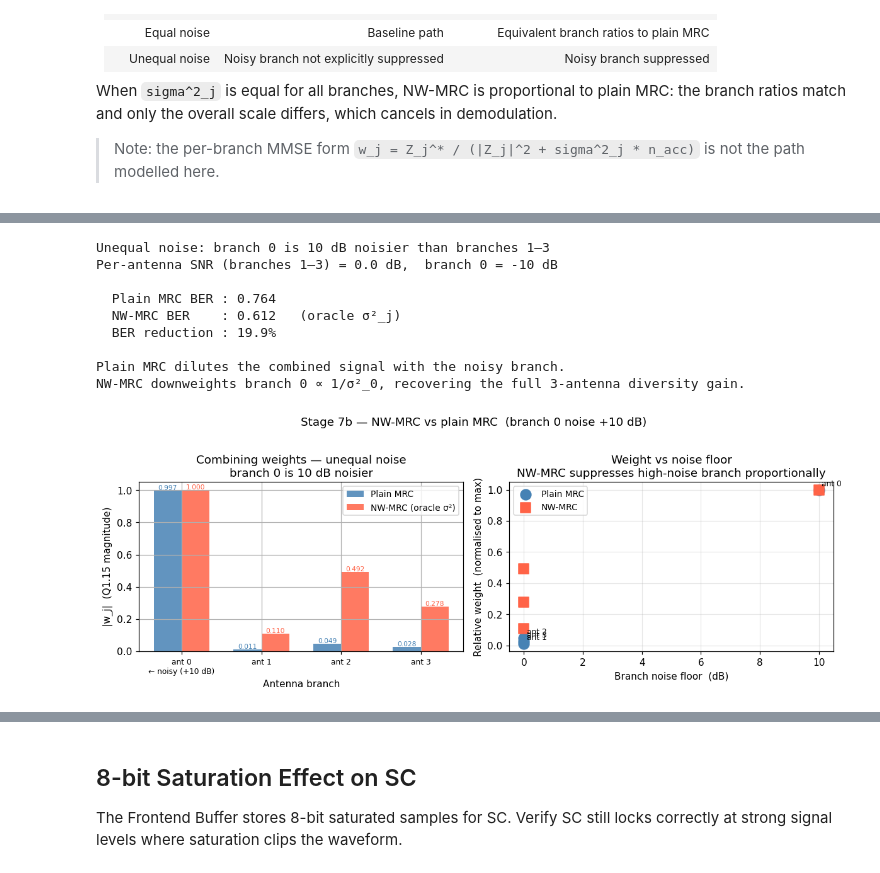
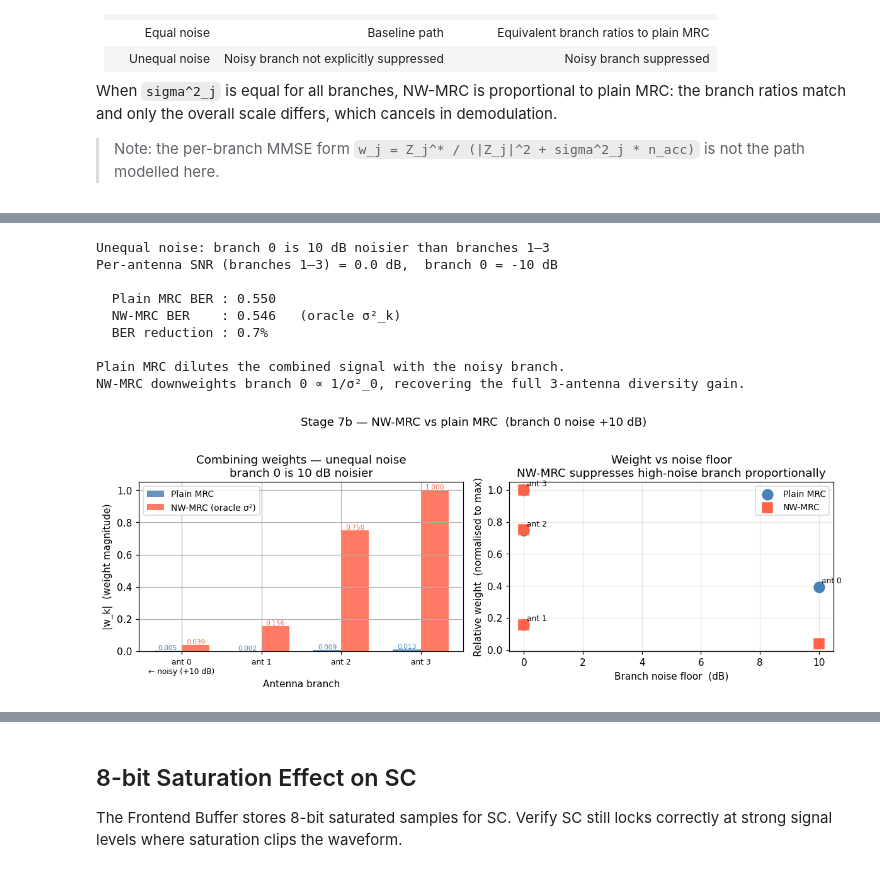
Before and after one commit to Sheffield-Chip-Design-Team/chipathon-2026-trouper, a Jupyter notebook: sim/notebooks/03_nonfft_dsp_chain.ipynb, the cells around one changed output, grey strips where cells are left out. Saved outputs shown, nothing was run; the diff lists cells and outputs as text; code cells hidden in the pictures.

```diff
--- a/sim/notebooks/03_nonfft_dsp_chain.ipynb
+++ b/sim/notebooks/03_nonfft_dsp_chain.ipynb
@@ -644,3 +694,16 @@ Strongest branch by |Z_j|: 0 ✓
+# %%
+w_eigvec = compute_eigvec_weights(Z_mat)
+print(f'Eigvec weights: {np.round(np.abs(w_eigvec), 4)}')
+print(f'  phase: {np.round(np.angle(w_eigvec, deg=True), 1)} deg')
+
+# Compare cosine similarity: eigvec vs hw_mrc vs ideal
+w_hw, _ = WeightGenerator(mode='mrc').process(W_k, sf=SF)
+w_ideal_cos = np.conj(h_true) / np.max(np.abs(h_true))
+for name, w in [('hw_mrc', w_hw), ('eigvec', w_eigvec)]:
+    num = abs(np.dot(w, np.conj(w_ideal_cos)))
+    den = np.linalg.norm(w) * np.linalg.norm(w_ideal_cos)
+    cs = num / den if den > 0 else 0.0
+    print(f'{name:<10} cosine_sim_vs_ideal = {cs:.4f}')
 # %% [markdown]
 ## Stage 7b — Noise Floor Estimation (Firmware Policy)
 
@@ -731,10 +794,11 @@ When `sigma^2_j` is equal for all branches, NW-MRC is proportional to plain MRC:
 > Note: the per-branch MMSE form `w_j = Z_j^* / (|Z_j|^2 + sigma^2_j * n_acc)` is not the path modelled here.
 # %%
 # NW-MRC vs plain MRC — equal-noise case (baseline sanity check).
-# When σ²_j is equal across branches, NW-MRC weights are proportional to plain MRC.
+# When σ²_k is equal across branches, NW-MRC weights are proportional to plain MRC.
 sigma2_est = nfe.estimate   # from estimator above
 
-w_nw_mrc = compute_nw_mrc_weights(Z_j, sigma2_est, n_acc)
+from sim.models.weight_generation import compute_nw_mrc_weights
+w_nw_mrc = compute_nw_mrc_weights(W_k, sigma2_est, n_acc)
 
 print('Equal-noise case: NW-MRC vs plain MRC weight magnitudes')
 print(f'{"Branch":>8} {"MRC |w|":>10} {"NW-MRC |w|":>12} {"ratio":>8}')
@@ -744,7 +808,7 @@ for j in range(NR):
     wnw = abs(w_nw_mrc[j])
     print(f'{j:>8} {wm:>10.4f} {wnw:>12.4f} {wnw / max(wm, 1e-9):>8.3f}')
 
-print('\n(ratio ≈ 1.0 in equal-noise case — w_j = conj(Z_j)/σ² ∝ conj(Z_j) = plain MRC)')
+print('\n(ratio ≈ 1.0 in equal-noise case — w_k = conj(W_k)/σ² ∝ conj(W_k) = plain MRC)')
 
 # rx_payload defined here for use before Stage 8 cell
 payload_start = GUARD_SAMPLES + N_PREAMBLE * M
@@ -795,7 +848,7 @@ for _ in range(N_TRIALS_UQ):
     frame_uq = np.concatenate([guard_uq, np.tile(upchirp, N_PREAMBLE), modulate(b, M)])
     rx_uq    = np.stack([apply_channel(frame_uq, h[j], N0_unequal[j]) for j in range(NR)])
 
-    dcr_uq   = DCRemoval(nr=NR, alpha_shift=8)
+    dcr_uq    = DCRemoval(nr=NR, alpha_shift=8)
     rx_uq_dcr = dcr_uq.process(rx_uq)
     rx_uq_8b  = np.stack([saturate_8bit(rx_uq_dcr[j]) for j in range(NR)])
 
@@ -805,18 +858,19 @@ for _ in range(N_TRIALS_UQ):
         errors_nw_uq  += 1
         continue
 
-    Z_uq, n_acc_uq, _ = training_accumulate(
-        rx_uq_dcr, det_uq.lock_sample, det_uq.timing_ref, M
+    rx_uq_dcr_i8 = to_int8_global(rx_uq_dcr)
+    W_uq, n_acc_uq = training_accumulate_allpairs(
+        rx_uq_dcr_i8, det_uq.lock_sample, det_uq.timing_ref, M
     )
     p_start_uq = GUARD_SAMPLES + N_PREAMBLE * M
     rx_pay_uq  = rx_uq_dcr[:, p_start_uq:p_start_uq + M]
 
     # Plain MRC — equal-noise assumption
-    w_mrc_uq, _ = WeightGenerator(mode='mrc').process(Z_uq, sf=SF)
+    w_mrc_uq, _ = WeightGenerator(mode='mrc').process(W_uq, sf=SF)
     errors_mrc_uq += (demodulate(nonfft_combine(rx_pay_uq, w_mrc_uq)) != b)
 
-    # NW-MRC — oracle σ²_j (upper bound on estimator performance)
-    w_nw_uq = compute_nw_mrc_weights(Z_uq, N0_unequal, n_acc_uq)
+    # NW-MRC — oracle σ²_k (upper bound on estimator performance)
+    w_nw_uq = compute_nw_mrc_weights(W_uq, N0_unequal, n_acc_uq)
     errors_nw_uq  += (demodulate(nonfft_combine(rx_pay_uq, w_nw_uq)) != b)
 
 ber_mrc_uq = errors_mrc_uq / N_TRIALS_UQ
@@ -826,7 +880,7 @@ print(f'Unequal noise: branch 0 is {NOISE_BOOST_DB:.0f} dB noisier than branches
 print(f'Per-antenna SNR (branches 1–3) = {SNR_DB} dB,  branch 0 = {SNR_DB - NOISE_BOOST_DB:.0f} dB')
 print()
 print(f'  Plain MRC BER : {ber_mrc_uq:.3f}')
-print(f'  NW-MRC BER    : {ber_nw_uq:.3f}   (oracle σ²_j)')
+print(f'  NW-MRC BER    : {ber_nw_uq:.3f}   (oracle σ²_k)')
 ber_reduction = (ber_mrc_uq - ber_nw_uq) / max(ber_mrc_uq, 1e-9) * 100
 print(f'  BER reduction : {ber_reduction:.1f}%')
 print()
@@ -836,26 +890,31 @@ print('NW-MRC downweights branch 0 ∝ 1/σ²_0, recovering the full 3-antenna d
 Unequal noise: branch 0 is 10 dB noisier than branches 1–3
 Per-antenna SNR (branches 1–3) = 0.0 dB,  branch 0 = -10 dB
 
-  Plain MRC BER : 0.764
-  NW-MRC BER    : 0.612   (oracle σ²_j)
-  BER reduction : 19.9%
+  Plain MRC BER : 0.550
+  NW-MRC BER    : 0.546   (oracle σ²_k)
+  BER reduction : 0.7%
 
 Plain MRC dilutes the combined signal with the noisy branch.
 NW-MRC downweights branch 0 ∝ 1/σ²_0, recovering the full 3-antenna diversity gain.
 # %%
 # Weight magnitude comparison: plain MRC vs oracle NW-MRC in the unequal-noise case.
 # Branch 0 is 10 dB noisier — NW-MRC should assign it a much smaller weight.
-Z_uq_show, n_acc_uq_show, _ = training_accumulate(
-    np.stack([apply_channel(
-        np.concatenate([np.zeros(GUARD_SAMPLES, dtype=complex),
-                        np.tile(upchirp, N_PREAMBLE),
-                        modulate(b_tx, M)]),
-        h_true[j], N0_unequal[j]) for j in range(NR)]),
-    result.lock_sample, result.timing_ref, M
+from sim.models.weight_generation import compute_nw_mrc_weights as _cnw
+
+rx_show = np.stack([apply_channel(
+    np.concatenate([np.zeros(GUARD_SAMPLES, dtype=complex),
+                    np.tile(upchirp, N_PREAMBLE),
+                    modulate(b_tx, M)]),
+    h_true[j], N0_unequal[j]) for j in range(NR)])
+rx_show_dcr = DCRemoval(nr=NR, alpha_shift=8).process(rx_show)
+
+rx_show_i8 = to_int8_global(rx_show_dcr)
+W_uq_show, n_acc_uq_show = training_accumulate_allpairs(
+    rx_show_i8, result.lock_sample, result.timing_ref, M
 )
 
-w_mrc_show, _ = WeightGenerator(mode='mrc').process(Z_uq_show, sf=SF)
-w_nw_show     = compute_nw_mrc_weights(Z_uq_show, N0_unequal, n_acc_uq_show)
+w_mrc_show, _ = WeightGenerator(mode='mrc').process(W_uq_show, sf=SF)
+w_nw_show     = _cnw(W_uq_show, N0_unequal, n_acc_uq_show)
 
 w_mrc_mag = np.abs(w_mrc_show)
 w_nw_mag  = np.abs(w_nw_show)
@@ -867,35 +926,35 @@ width = 0.35
 ax = axes[0]
 bars_m = ax.bar(x - width/2, w_mrc_mag, width, label='Plain MRC', color='steelblue', alpha=0.85)
 bars_n = ax.bar(x + width/2, w_nw_mag,  width, label='NW-MRC (oracle σ²)', color='tomato', alpha=0.85)
-ax.set_xlabel('Antenna branch'); ax.set_ylabel('|w_j|  (Q1.15 magnitude)')
+ax.set_xlabel('Antenna branch'); ax.set_ylabel('|w_k|  (weight magnitude)')
 ax.set_xticks(x)
 ax.set_xticklabels([f'ant {j}\n{"← noisy (+10 dB)" if j==0 else ""}' for j in range(NR)], fontsize=8)
 ax.set_title(f'Combining weights — unequal noise\nbranch 0 is {NOISE_BOOST_DB:.0f} dB noisier')
 ax.legend(fontsize=9)
 for bar in bars_m: ax.text(bar.get_x() + bar.get_width()/2, bar.get_height() + 0.005,
                             f'{bar.get_height():.3f}', ha='center', fontsize=7, color='steelblue')
 for bar in bars_n: ax.text(bar.get_x() + bar.get_width()/2, bar.get_height() + 0.005,
                             f'{bar.get_height():.3f}', ha='center', fontsize=7, color='tomato')
 
 ax2 = axes[1]
 noise_db = [10*np.log10(N0_unequal[j]) for j in range(NR)]
 mrc_rel  = w_mrc_mag / (w_mrc_mag.max() + 1e-9)
 nw_rel   = w_nw_mag  / (w_nw_mag.max()  + 1e-9)
 ax2.scatter(noise_db, mrc_rel, marker='o', s=120, color='steelblue', label='Plain MRC', zorder=3)
 ax2.scatter(noise_db, nw_rel,  marker='s', s=120, color='tomato',    label='NW-MRC',   zorder=3)
 for j in range(NR):
     ax2.annotate(f'ant {j}', xy=(noise_db[j], mrc_rel[j]),
                  xytext=(3, 4), textcoords='offset points', fontsize=8)
 ax2.set_xlabel('Branch noise floor  (dB)')
 ax2.set_ylabel('Relative weight  (normalised to max)')
 ax2.set_title('Weight vs noise floor\nNW-MRC suppresses high-noise branch proportionally')
 ax2.legend(fontsize=9)
 ax2.grid(True, alpha=0.3)
 plt.suptitle(f'Stage 7b — NW-MRC vs plain MRC  (branch 0 noise +{NOISE_BOOST_DB:.0f} dB)', y=1.02)
 plt.tight_layout()
 show()
 # %% [output]
-[figure, old version]
+[figure, new version]
 # %% [markdown]
 ## Stage 8 - Combiner
 
```
Also changed, not shown: parts of 23 cells of this notebook, 1 other file.
